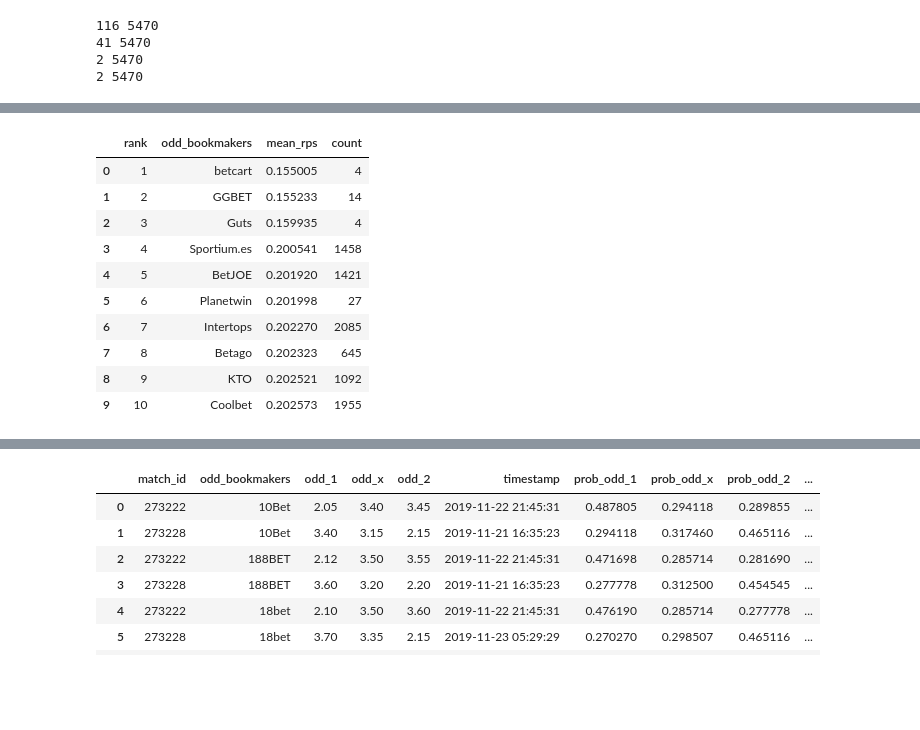
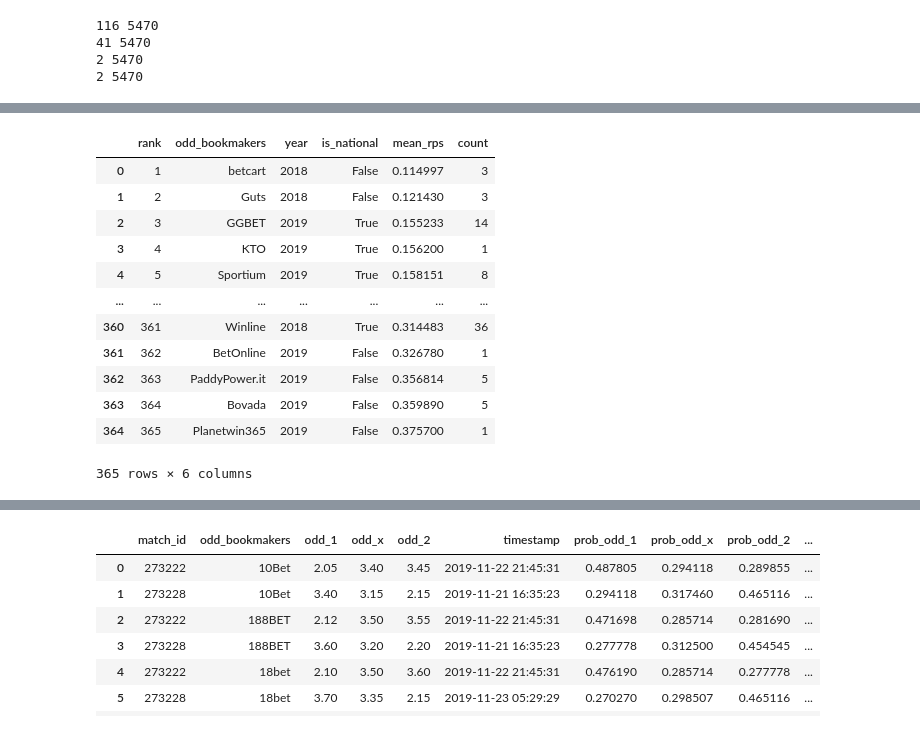
Before and after one commit to sarikayamerts/ie582fall19, a Jupyter notebook: baseline_deneme.ipynb, the cells around one changed output, grey strips where cells are left out. Drawn from its saved outputs; the diff is of its cells as text; code cells hidden in the pictures; blank space fills up the shorter version.

```diff
--- a/baseline_deneme.ipynb
+++ b/baseline_deneme.ipynb
@@ -19,6 +19,24 @@ stats = pd.read_csv("data/stats.zip")
 # Converting epoch column to datetime
 matches['timestamp'] = matches['epoch'].apply(lambda x: dt.datetime.fromtimestamp(x))
 bets['timestamp'] = bets['odd_epoch'].apply(lambda x: dt.datetime.fromtimestamp(x))
+# %%
+def week_converter(timestamp):
+  """
+  year is 2019 for dates between 2019-07 and 2020-06,
+  22nd week just random splitter,
+  there might be better representation
+
+  is_national is True for Friday, Saturday, Sunday, Monday
+  False otherwise
+  """
+  # year = (timestamp - dt.timedelta(1)).dt.strftime('%Y')
+  year, week, day = (timestamp - dt.timedelta(1)).isocalendar()
+  year = year - 1 if week < 22 else year
+  is_national = day >= 4
+  return [year, week, is_national]
+# %%
+matches[['year','week', 'is_national']] = pd.DataFrame(matches.timestamp.apply(week_converter).values.tolist(),
+                                                       index=matches.index)
 # %%
 start_date = '2019-11-22'
 end_date = '2019-11-26'
@@ -86,5 +104,5 @@ matches['result'] = np.where(matches.match_hometeam_score < matches.match_awayte
 
 final_bets_test = final_bets.merge(test_matches[['match_id']],
                               on='match_id')
-final_bets = final_bets.merge(matches[['match_id', 'result']],
+final_bets = final_bets.merge(matches[['match_id', 'result', 'year', 'week', 'is_national']],
                               on='match_id')
@@ -98,18 +133,20 @@ final_bets['rps'] = ranked_probability_loss(final_bets['result'],
 # %%
-bookmaker_list = final_bets.groupby('odd_bookmakers').agg({'rps': 'mean',
+bookmaker_list = final_bets.groupby(['odd_bookmakers', 'year', 'is_national']).agg({'rps': 'mean',
                                   'result': 'count'}).sort_values('rps').reset_index().reset_index()
 bookmaker_list['index'] = bookmaker_list['index'] + 1
-bookmaker_list.columns = ['rank', 'odd_bookmakers', 'mean_rps', 'count']
-bookmaker_list.head(10)
+bookmaker_list.columns = ['rank', 'odd_bookmakers', 'year', 'is_national', 'mean_rps', 'count']
+bookmaker_list.head(10000)
 # %% [output]
-|  | rank | odd_bookmakers | mean_rps | count |
-| 0 | 1 | betcart | 0.155005 | 4 |
-| 1 | 2 | GGBET | 0.155233 | 14 |
-| 2 | 3 | Guts | 0.159935 | 4 |
-| 3 | 4 | Sportium.es | 0.200541 | 1458 |
-| 4 | 5 | BetJOE | 0.201920 | 1421 |
-| 5 | 6 | Planetwin | 0.201998 | 27 |
-| 6 | 7 | Intertops | 0.202270 | 2085 |
-| 7 | 8 | Betago | 0.202323 | 645 |
-| 8 | 9 | KTO | 0.202521 | 1092 |
-| 9 | 10 | Coolbet | 0.202573 | 1955 |
+|  | rank | odd_bookmakers | year | is_national | mean_rps | count |
+| 0 | 1 | betcart | 2018 | False | 0.114997 | 3 |
+| 1 | 2 | Guts | 2018 | False | 0.121430 | 3 |
+| 2 | 3 | GGBET | 2019 | True | 0.155233 | 14 |
+| 3 | 4 | KTO | 2019 | True | 0.156200 | 1 |
+| 4 | 5 | Sportium | 2019 | True | 0.158151 | 8 |
+| ... | ... | ... | ... | ... | ... | ... |
+| 360 | 361 | Winline | 2018 | True | 0.314483 | 36 |
+| 361 | 362 | BetOnline | 2019 | False | 0.326780 | 1 |
+| 362 | 363 | PaddyPower.it | 2019 | False | 0.356814 | 5 |
+| 363 | 364 | Bovada | 2019 | False | 0.359890 | 5 |
+| 364 | 365 | Planetwin365 | 2019 | False | 0.375700 | 1 |
+365 rows × 6 columns
```
Also changed, not shown: parts of 5 cells of this notebook.
